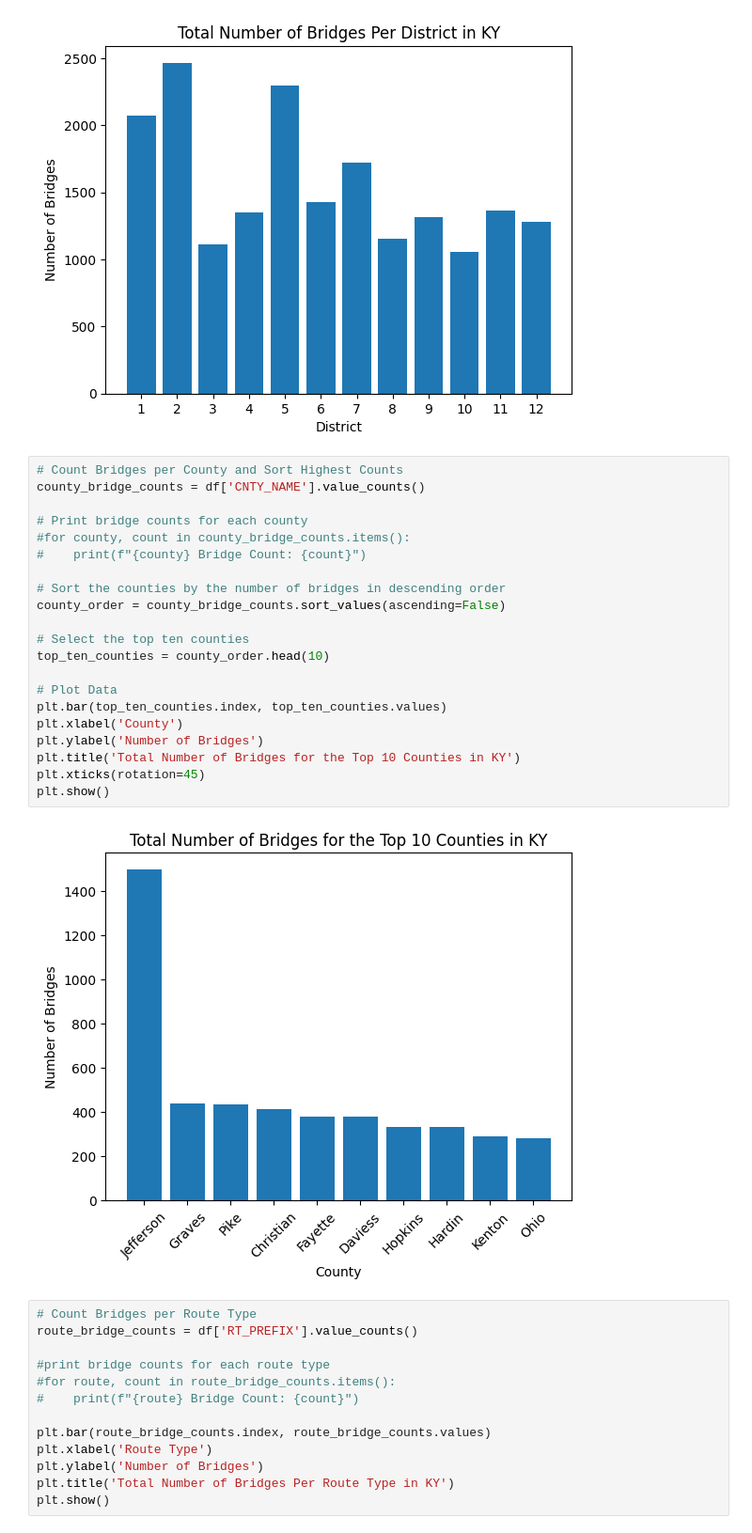
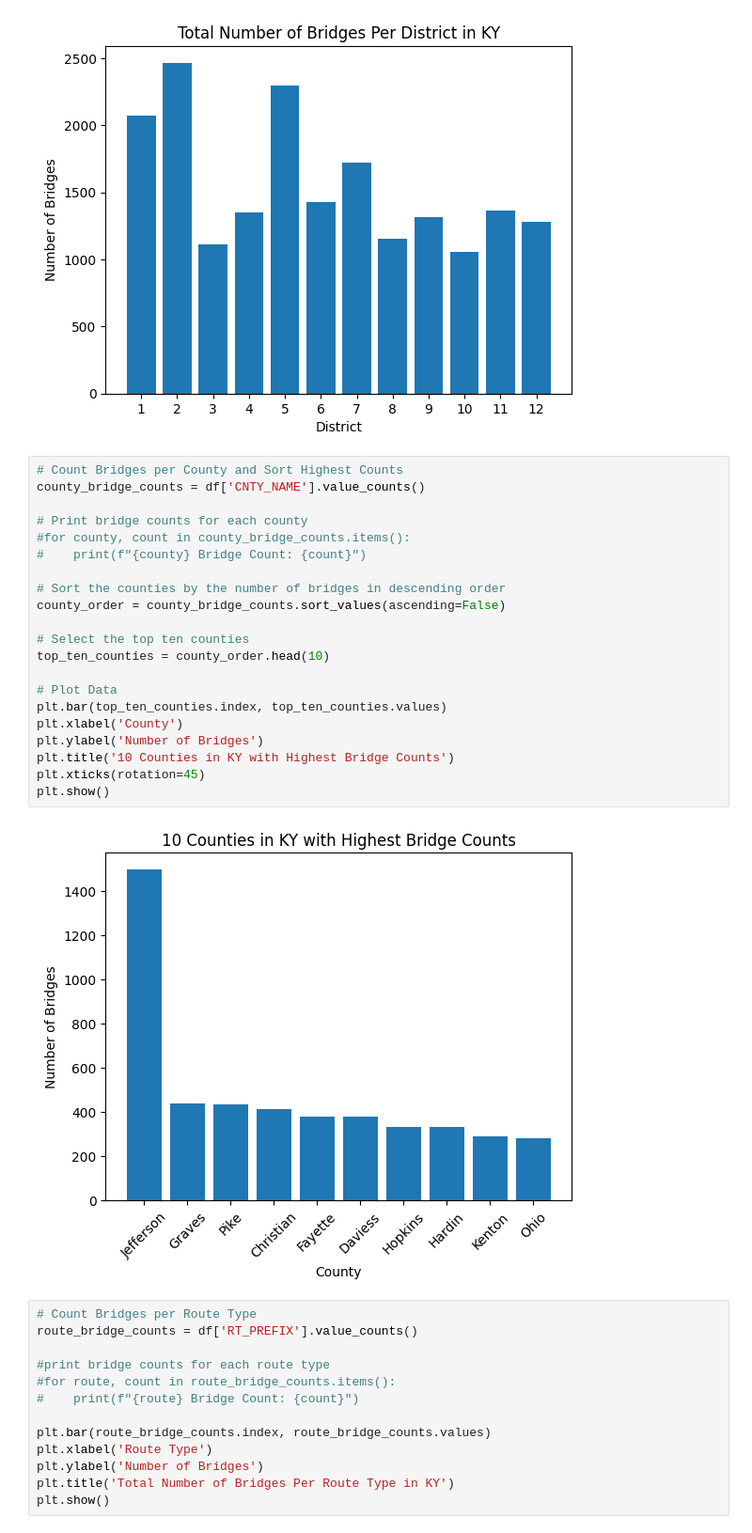
Before and after one commit to DaveenK/KYTC_Bridges, a Jupyter notebook: ky-bridge-analysis-DaveenKnue.ipynb, the cells around one changed output. Shown at 94% size. Drawn from its saved outputs; the diff is of its cells as text.

```diff
--- a/ky-bridge-analysis-DaveenKnue.ipynb
+++ b/ky-bridge-analysis-DaveenKnue.ipynb
@@ -103,26 +102,26 @@ plt.show()
 # %%
 # Count Bridges per County and Sort Highest Counts
 county_bridge_counts = df['CNTY_NAME'].value_counts()
 
 # Print bridge counts for each county
 #for county, count in county_bridge_counts.items():
 #    print(f"{county} Bridge Count: {count}")
 
 # Sort the counties by the number of bridges in descending order
 county_order = county_bridge_counts.sort_values(ascending=False)
 
 # Select the top ten counties
 top_ten_counties = county_order.head(10)
 
 # Plot Data
 plt.bar(top_ten_counties.index, top_ten_counties.values)
 plt.xlabel('County')
 plt.ylabel('Number of Bridges')
-plt.title('Total Number of Bridges for the Top 10 Counties in KY')
+plt.title('10 Counties in KY with Highest Bridge Counts')
 plt.xticks(rotation=45)
 plt.show()
 # %% [output]
-[figure, old version]
+[figure, new version]
 # %%
 # Count Bridges per Route Type
 route_bridge_counts = df['RT_PREFIX'].value_counts()
```
Also changed, not shown: parts of 11 cells of this notebook, 1 other file.
